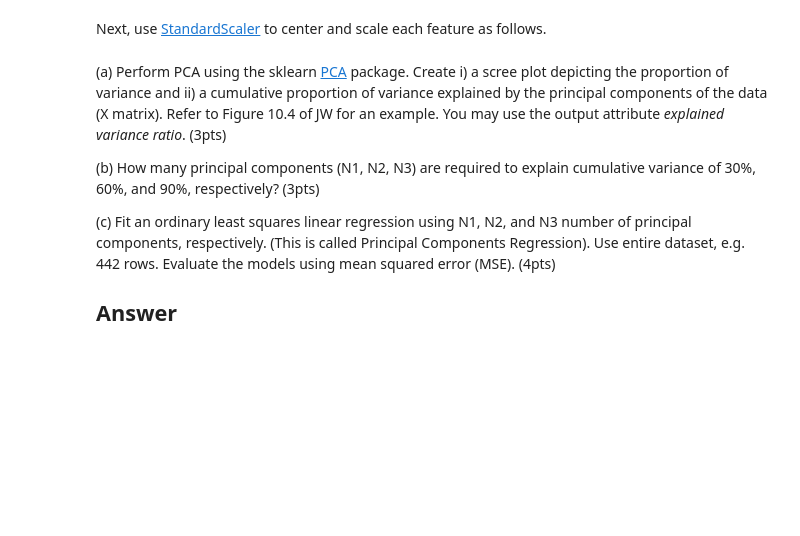
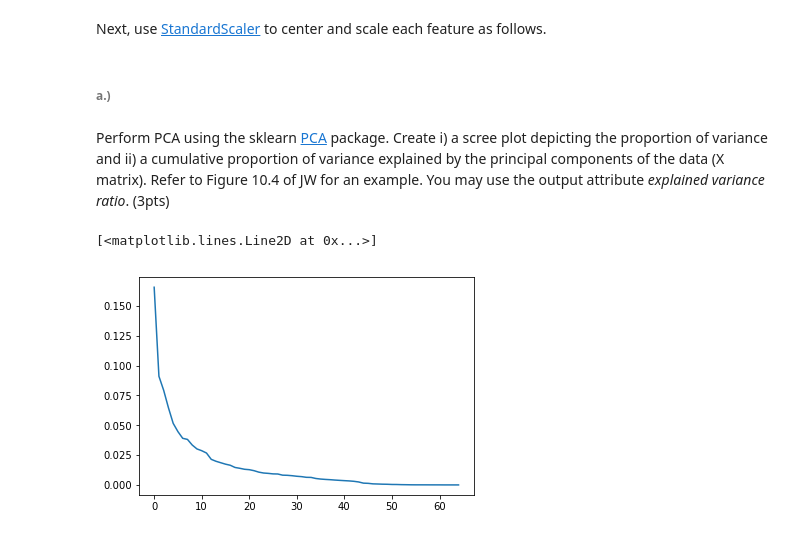
Before and after one commit to bconnorwhite/EE-461P, a Jupyter notebook: HW2/HW2.ipynb, the cells around one changed output. Saved outputs shown, nothing was run; the diff lists cells and outputs as text; code cells hidden in the pictures; blank space fills up the shorter version.

```diff
--- a/HW2/HW2.ipynb
+++ b/HW2/HW2.ipynb
@@ -424,11 +424,17 @@ Next, use [StandardScaler](http://scikit-learn.org/stable/modules/generated/skle
 from sklearn.preprocessing import StandardScaler
 stdScaler = StandardScaler()
 X = stdScaler.fit_transform(X)
+# %% [markdown]
+###### a.)
 # %% [markdown]
-(a) Perform PCA using the sklearn [PCA](http://scikit-learn.org/stable/modules/generated/sklearn.decomposition.PCA.html) package.  Create i) a scree plot depicting the proportion of variance and ii) a cumulative proportion of variance explained by the principal components of the data (X matrix).  Refer to Figure 10.4 of JW for an example.  You may use the output attribute *explained variance ratio*. (3pts)
-
-(b) How many principal components (N1, N2, N3) are required to explain cumulative variance of 30%, 60%, and 90%, respectively? (3pts)
-
-(c) Fit an ordinary least squares linear regression using N1, N2, and N3 number of principal components, respectively.  (This is called Principal Components Regression). Use entire dataset, e.g. 442 rows. Evaluate the models using mean squared error (MSE). (4pts)
-
-## Answer
+Perform PCA using the sklearn [PCA](http://scikit-learn.org/stable/modules/generated/sklearn.decomposition.PCA.html) package.  Create i) a scree plot depicting the proportion of variance and ii) a cumulative proportion of variance explained by the principal components of the data (X matrix).  Refer to Figure 10.4 of JW for an example.  You may use the output attribute *explained variance ratio*. (3pts)
+# %%
+from sklearn.decomposition import PCA
+
+pca = PCA(n_components=65)
+pca.fit(X)
+
+plt.plot(pca.explained_variance_ratio_)
+# %% [output]
+[<matplotlib.lines.Line2D at 0x...>]
+[figure, added]
```
Also changed, not shown: parts of 6 cells of this notebook.
